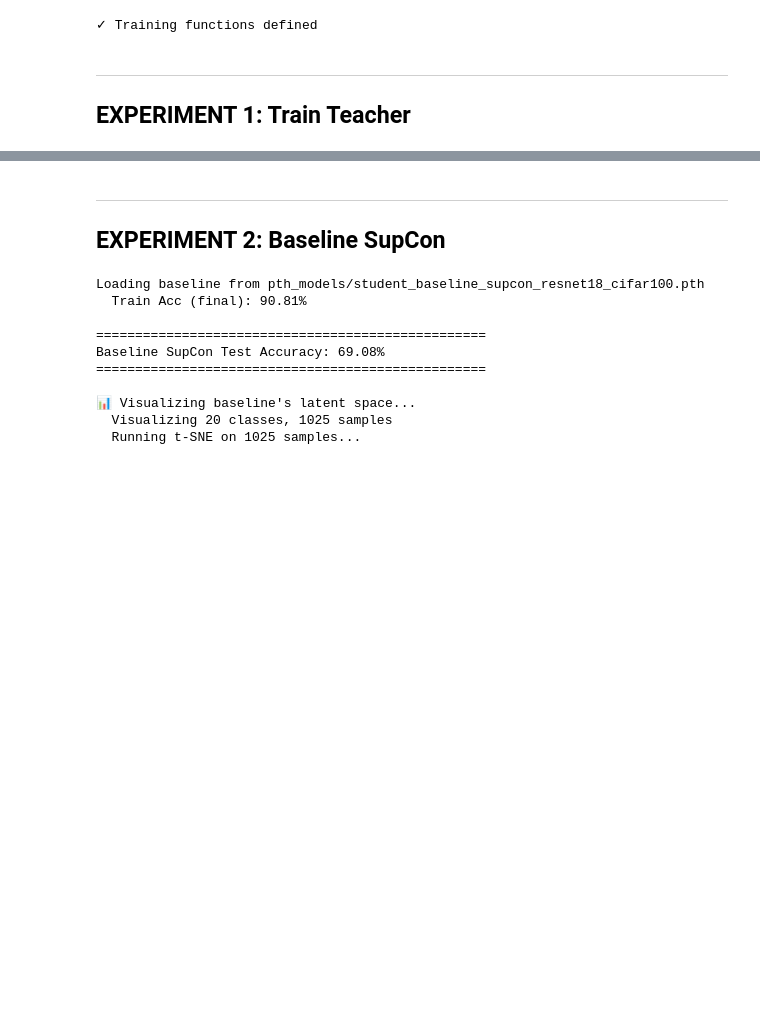
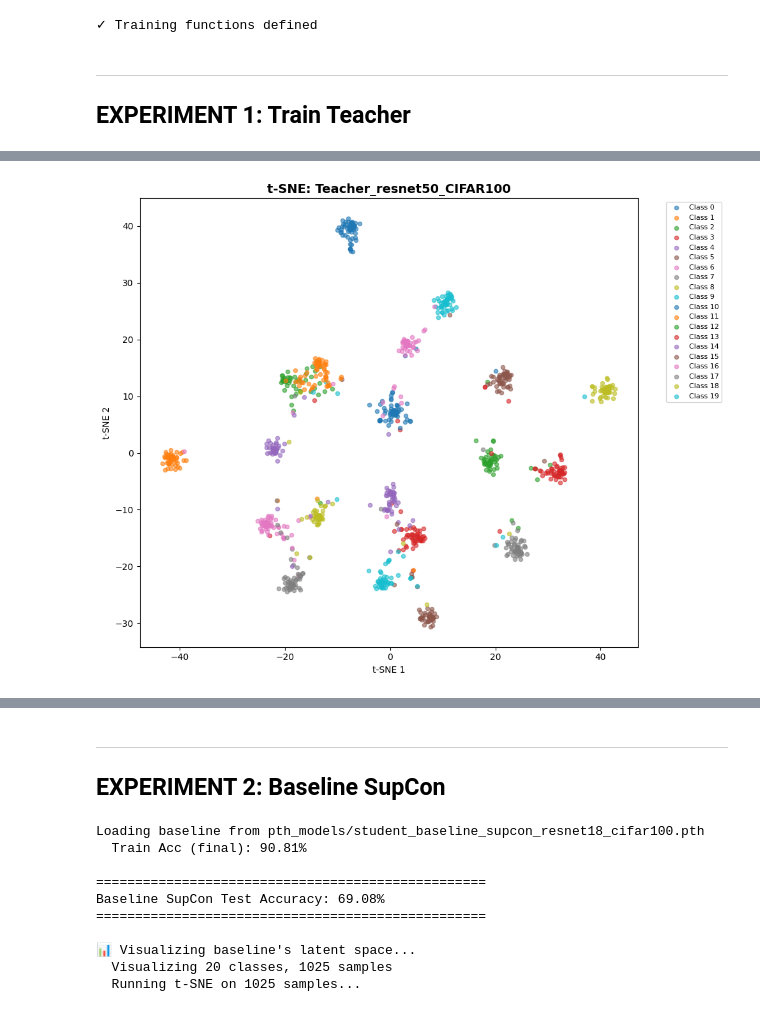
Before and after one commit to reducereX/ATML_Proj, a Jupyter notebook: DeSupCon.ipynb, the cells around one changed output, grey strips where cells are left out. Cells and saved outputs as stored; diff of their text form; code cells hidden in the pictures; blank space fills up the shorter version.

Commit message:
Fixed Teacher (no longer manually trained)

```diff
--- a/DeSupCon.ipynb
+++ b/DeSupCon.ipynb
@@ -865,0 +838,84 @@ Teacher Test Accuracy: 72.17%
+# %%
+# --- Configuration ---
+FORCE_RETRAIN_TEACHER = False
+# Ensure these variables are defined in your environment, or define them here:
+# TEACHER_ARCH = "resnet50_cifar100"
+# num_classes = 100
+# device = torch.device("cuda" if torch.cuda.is_available() else "cpu")
+
+teacher_model_path = f"pth_models/teacher_{TEACHER_ARCH}_cifar100.pth"
+
+# --- 1. Model Initialization ---
+print(f"Creating model: resnet50_cifar100")
+teacher = timm.create_model("resnet50_cifar100", pretrained=False, num_classes=num_classes).to(device)
+
+# --- 2. Robust Loading & Cleaning Logic ---
+if os.path.exists(teacher_model_path) and not FORCE_RETRAIN_TEACHER:
+    print(f"Loading teacher from {teacher_model_path}")
+
+    # A. Load the raw checkpoint
+    checkpoint = torch.load(teacher_model_path, map_location=device)
+
+    # B. Rename keys (final_classifier -> fc) to match timm
+    new_state_dict = {}
+    for k, v in checkpoint.items():
+        if k.startswith('final_classifier') or k.startswith('classifier'):
+            new_key = k.replace('final_classifier', 'fc').replace('classifier', 'fc')
+        else:
+            new_key = k
+        new_state_dict[new_key] = v
+
+    # C. Load into the standard model
+    # strict=False ignores the 'aux_classifier' keys in the file
+    msg = teacher.load_state_dict(new_state_dict, strict=False)
+    print(f"Load status: {msg}")
+
+    # D. CLEANUP: If there were unexpected keys (like aux heads), save the clean version
+    if len(msg.unexpected_keys) > 0:
+        print("Creating a clean checkpoint without auxiliary weights...")
+        torch.save(teacher.state_dict(), teacher_model_path)
+        print(f"✓ Overwrote {teacher_model_path} with the clean model structure.")
+
+else:
+    # --- 3. Training Logic (if needed) ---
+    optimizer_teacher = torch.optim.Adam(teacher.parameters(), lr=LR)
+    criterion_teacher = nn.CrossEntropyLoss()
+
+    scheduler_teacher = None
+    if USE_LR_SCHEDULER:
+        scheduler_teacher = torch.optim.lr_scheduler.CosineAnnealingLR(optimizer_teacher, T_max=EPOCHS_TEACHER)
+
+    teacher, teacher_log = train_teacher(
+        teacher, train_loader, optimizer_teacher, criterion_teacher, device,
+        epochs=EPOCHS_TEACHER, scheduler=scheduler_teacher,
+        log_name=f"teacher_{TEACHER_ARCH}_cifar100",
+    )
+    torch.save(teacher.state_dict(), teacher_model_path)
+
+# --- 4. Evaluation ---
+acc_teacher = evaluate_model(teacher, test_loader, device)
+print(f"\n{'='*50}")
+print(f"Teacher Test Accuracy: {acc_teacher:.2f}%")
+print(f"{'='*50}\n")
+
+# --- 5. Visualization ---
+print("📊 Visualizing teacher's latent space...")
+
+# NOTE: Standard timm models output Logits (Class Scores) by default.
+# If visualize_latents needs the 2048-dim embeddings, we temporarily
+# remove the classifier to get the raw features.
+original_fc = teacher.fc
+teacher.fc = nn.Identity() # Temporarily replace classifier with identity
+
+try:
+    visualize_latents(
+        teacher,
+        test_loader,
+        device,
+        title=f"Teacher_{TEACHER_ARCH}_CIFAR100",
+        sample_classes=sample_classes,
+    )
+    print("✓ Teacher visualization complete\n")
+finally:
+    teacher.fc = original_fc # Restore classifier just in case
+# %% [output]
@@ -865,0 +933 @@ Teacher Test Accuracy: 72.17%
+[figure, added]
```
Also changed, not shown: parts of 4 cells of this notebook, 1 other file.
